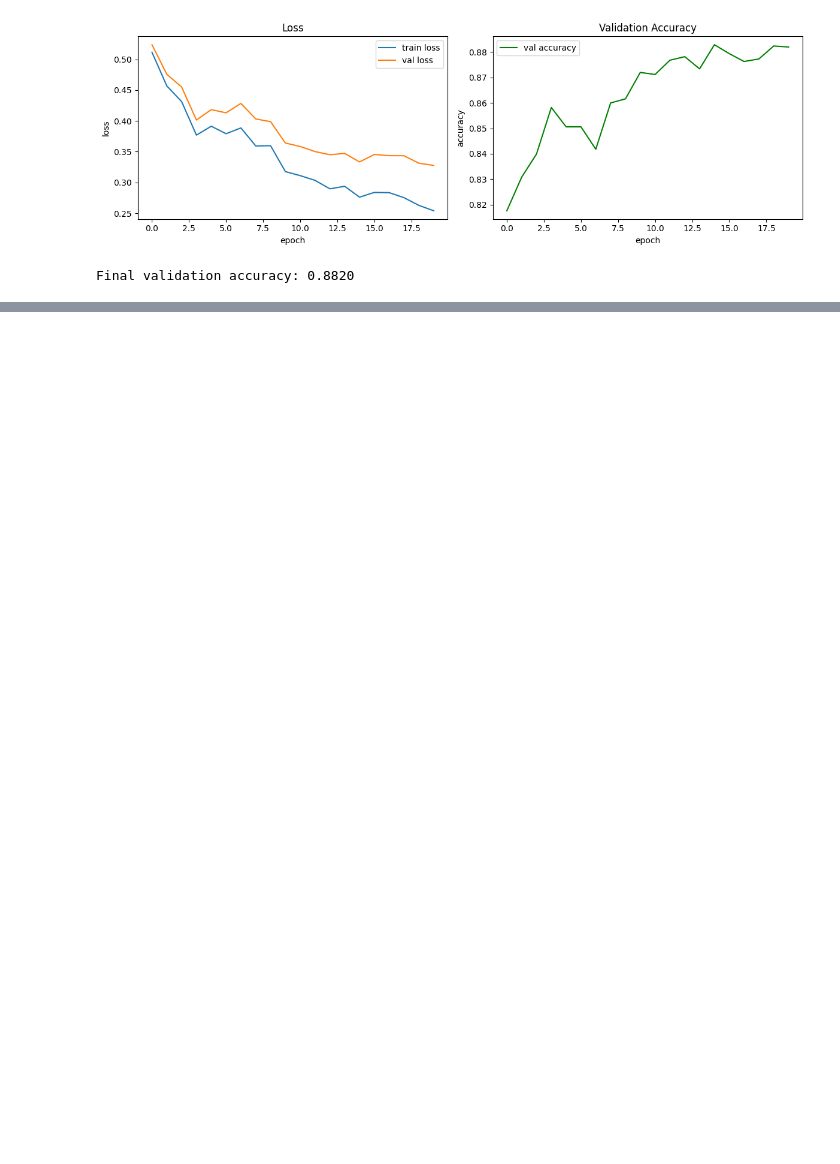
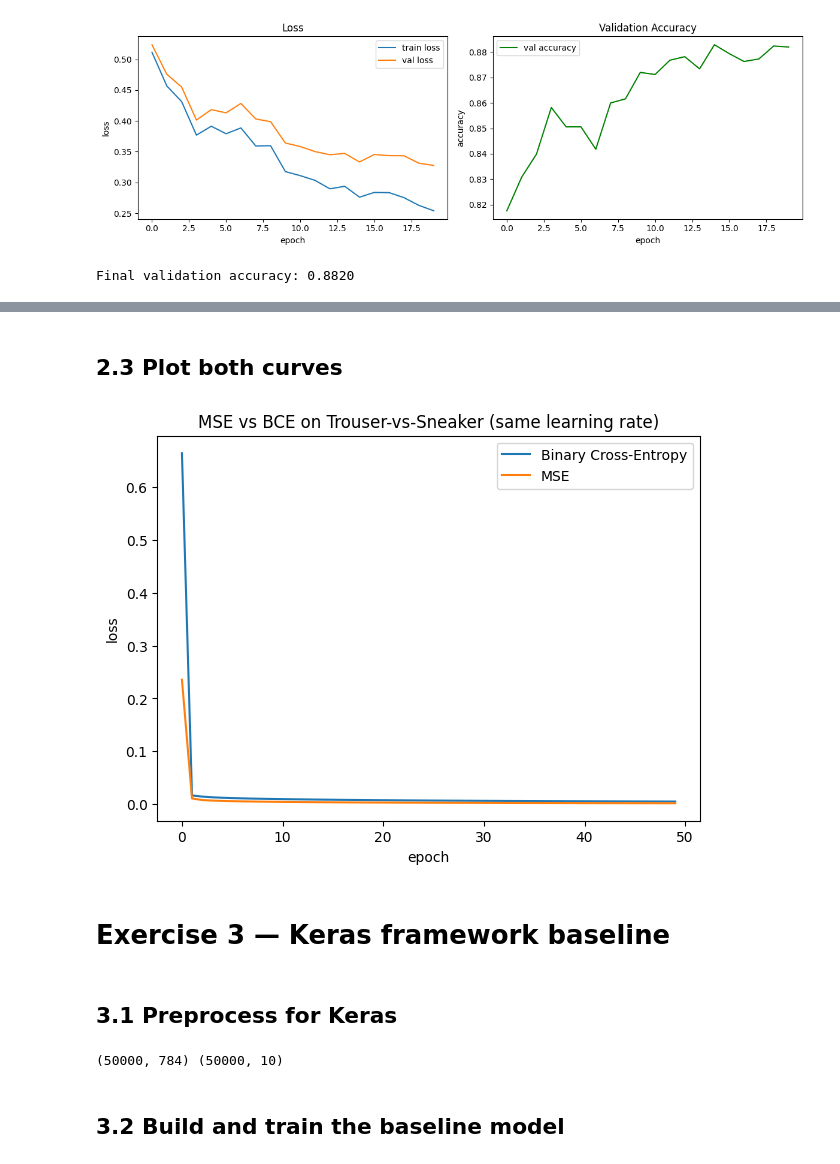
Before and after one commit to Arexreva/Arexprix, a Jupyter notebook: Untitled0.ipynb, the cells around one changed output, grey strips where cells are left out. Saved outputs shown, nothing was run; the diff lists cells and outputs as text; code cells hidden in the pictures; blank space fills up the shorter version.

```diff
--- a/Untitled0.ipynb
+++ b/Untitled0.ipynb
@@ -265,0 +305,12 @@ My NumPy network uses a single fixed hyperparameter configuration with plain SGD
+# %%
+# Trouser = class 1, Sneaker = class 7 in Fashion-MNIST
+def get_binary_subset(X, y, class_a=1, class_b=7):
+    mask = (y == class_a) | (y == class_b)
+    X_sub = X[mask].reshape(mask.sum(), -1).astype(np.float64) / 255.0
+    y_sub = (y[mask] == class_b).astype(np.float64)   # 0 = Trouser, 1 = Sneaker
+    return X_sub, y_sub
+
+X_bin_train, y_bin_train = get_binary_subset(X_train, y_train)
+X_bin_val, y_bin_val = get_binary_subset(X_val, y_val)
+
+print("Binary train set:", X_bin_train.shape, "| positives (Sneaker):", int(y_bin_train.sum()))
@@ -265,0 +367,32 @@ My NumPy network uses a single fixed hyperparameter configuration with plain SGD
+# %% [markdown]
+## 2.3 Plot both curves
+# %%
+plt.figure(figsize=(7, 5))
+plt.plot(loss_bce, label="Binary Cross-Entropy")
+plt.plot(loss_mse, label="MSE")
+plt.xlabel("epoch")
+plt.ylabel("loss")
+plt.title("MSE vs BCE on Trouser-vs-Sneaker (same learning rate)")
+plt.legend()
+plt.savefig("exercise2_curves.png", dpi=150)
+plt.show()
+# %% [output]
+[figure, added]
+# %% [markdown]
+# Exercise 3 — Keras framework baseline
+# %% [markdown]
+## 3.1 Preprocess for Keras
+# %%
+X_train_k = X_train.reshape(-1, 784).astype("float32") / 255.0
+X_val_k = X_val.reshape(-1, 784).astype("float32") / 255.0
+X_test_k = X_test.reshape(-1, 784).astype("float32") / 255.0
+
+y_train_k = tf.keras.utils.to_categorical(y_train, 10)
+y_val_k = tf.keras.utils.to_categorical(y_val, 10)
+y_test_k = tf.keras.utils.to_categorical(y_test, 10)
+
+print(X_train_k.shape, y_train_k.shape)
+# %% [output]
+(50000, 784) (50000, 10)
+# %% [markdown]
+## 3.2 Build and train the baseline model
```
Also changed, not shown: parts of 44 cells of this notebook.
